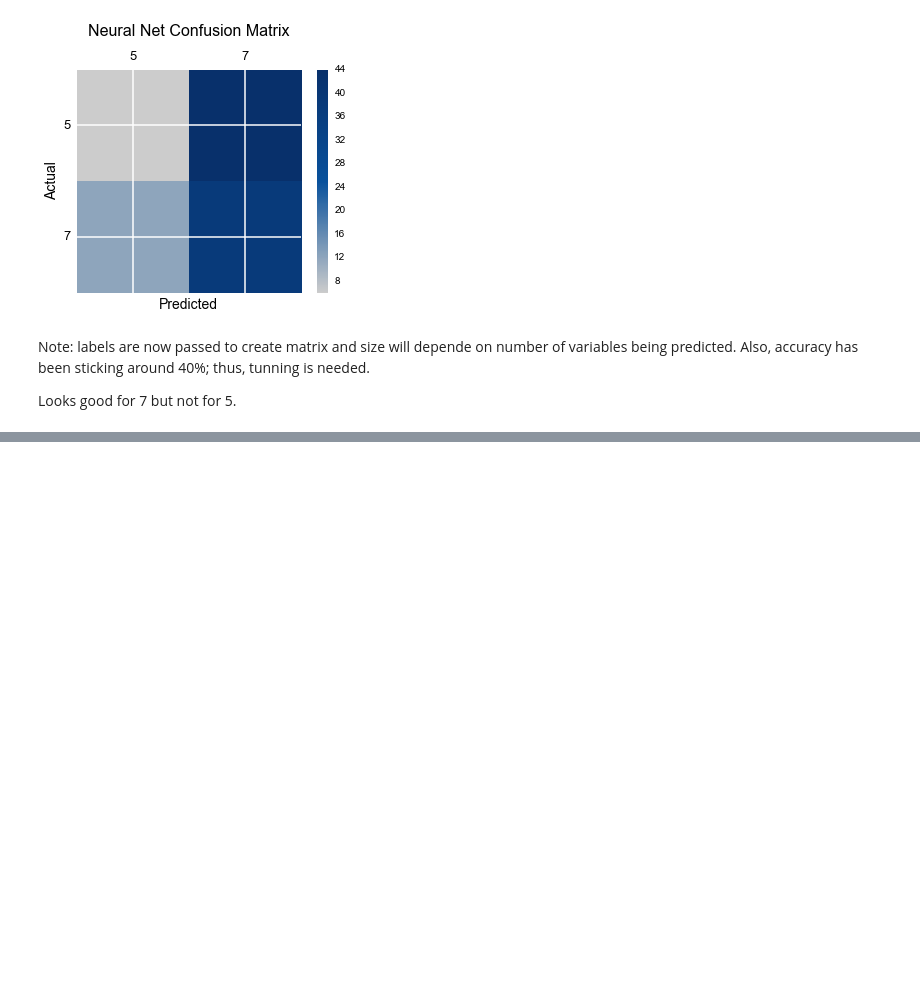
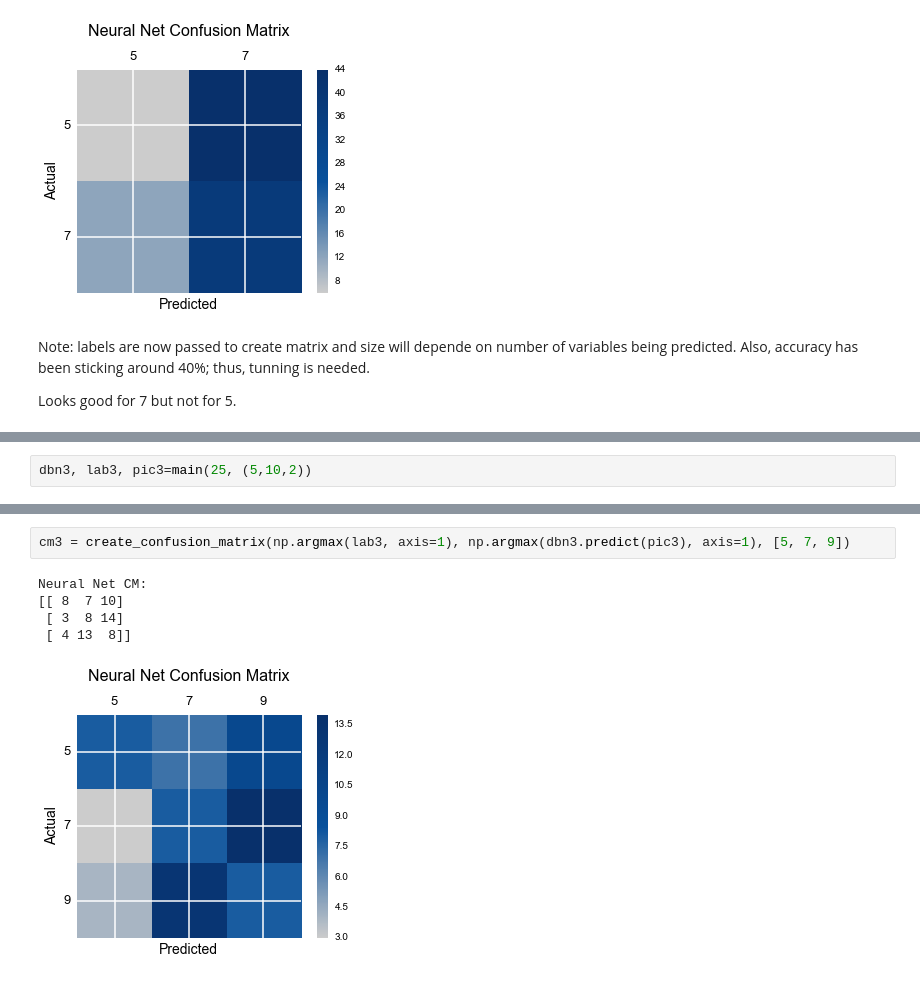
Before and after one commit to nyghtowl/Neural_Net_Practice, a Jupyter notebook: Neural_Net_Practice.ipynb, the cells around one changed output, grey strips where cells are left out. Saved outputs shown, nothing was run; the diff lists cells and outputs as text; blank space fills up the shorter version.

Commit message:
Finished run with 3 numbers. Accuracy down to 32%. Confusion matrix working. Next fine tuning.

```diff
--- a/Neural_Net_Practice.ipynb
+++ b/Neural_Net_Practice.ipynb
@@ -414,0 +419,2 @@ Looks good for 7 but not for 5.
+# %%
+dbn3, lab3, pic3=main(25, (5,10,2))
@@ -414,0 +433,8 @@ Looks good for 7 but not for 5.
+# %%
+cm3 = create_confusion_matrix(np.argmax(lab3, axis=1), np.argmax(dbn3.predict(pic3), axis=1), [5, 7, 9])
+# %% [output]
+Neural Net CM:
+[[ 8  7 10]
+ [ 3  8 14]
+ [ 4 13  8]]
+[figure, added]
```
Also changed, not shown: parts of 4 cells of this notebook.
